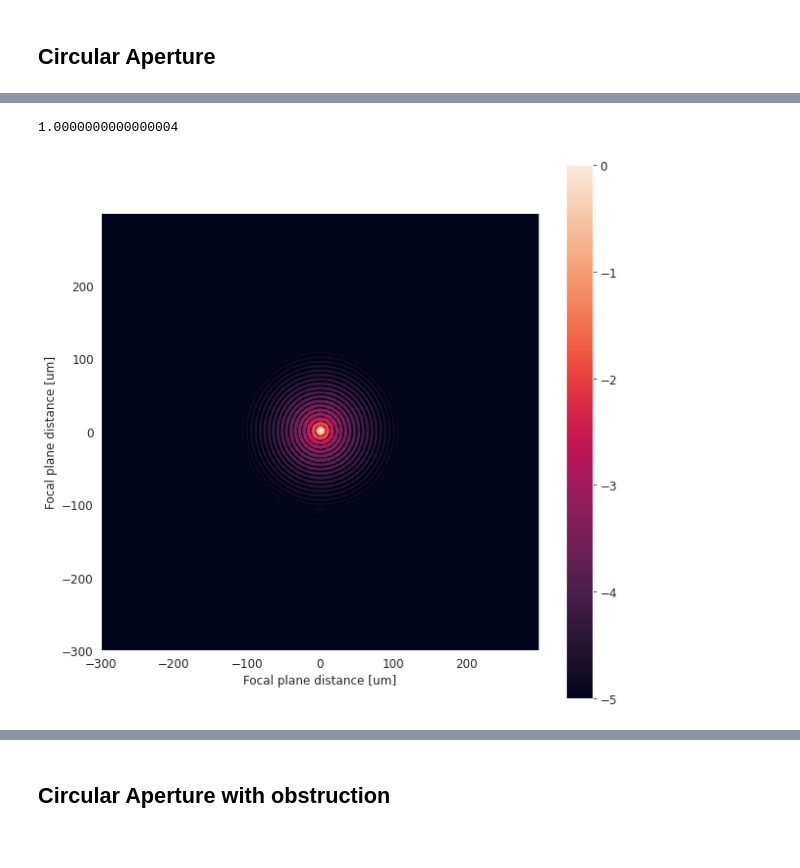
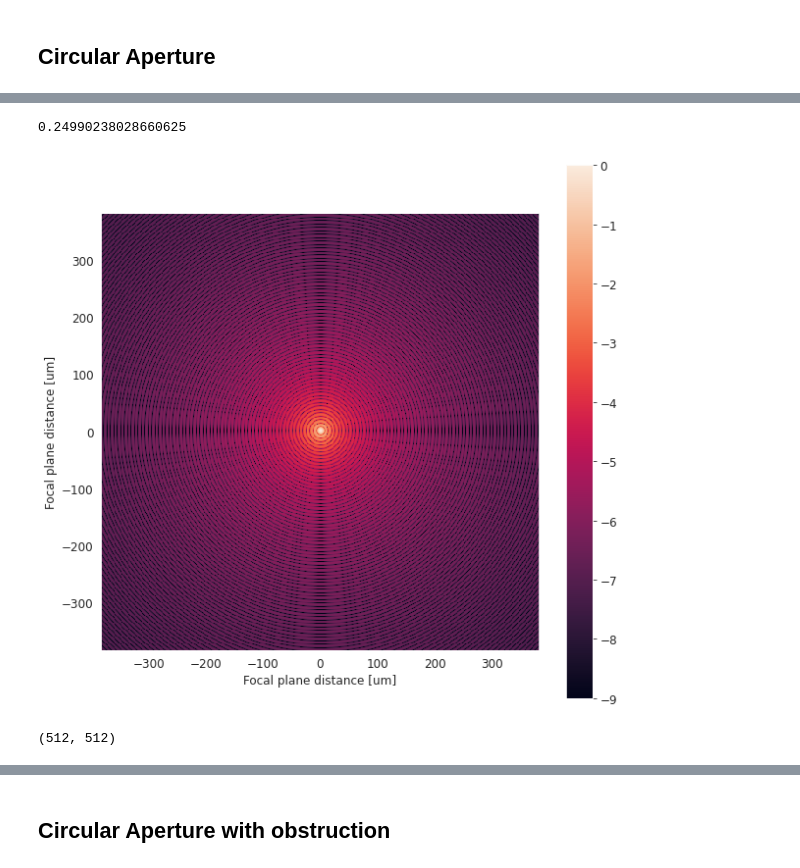
Before and after one commit to Jack3690/INSIST, a Jupyter notebook: PSF_Simulator.ipynb, the cells around one changed output, grey strips where cells are left out. Saved outputs shown, nothing was run; the diff lists cells and outputs as text; code cells hidden in the pictures.

```diff
--- a/PSF_Simulator.ipynb
+++ b/PSF_Simulator.ipynb
@@ -77,7 +70,7 @@ ABmag = float(input("Enter AB magnitude of the source  : ") or "0")
 # Flux to AB magnitude
 flux = 3631*pow(10,-ABmag/2.5)
 
-pixel_scale = 0.1 #arcsecond
+pixel_scale = 0.01 #arcsecond
 
 # Input FWHM to detector fwhm conversion
 fwhm = fwhm_in/pixel_scale
@@ -91,7 +84,7 @@ amplitude_g = flux/(sigma_psf**2*2*np.pi)
 amplitude_a = (flux)/(0.8569446798286412*fwhm**2)
 
 # Number of pixels.
-n_pix = 30
+n_pix = 512
 y, x  = np.mgrid[0:(n_pix), 0:(n_pix)]
 
 # Modelling a 2D gaussian at the center of the image.
@@ -529,8 +487,7 @@ effective_focal_length = 20 # m
 secondary_ratio        = 0.36
 spider_width           = 0.025
 
-pupil_grid = make_pupil_grid(512, diameter = pupil_diameter)
-
+pupil_grid = make_pupil_grid(2000, diameter = pupil_diameter)
 
 aperture        = make_obstructed_circular_aperture(pupil_diameter, secondary_ratio, num_spiders=4, spider_width = spider_width )
 telescope_pupil = evaluate_supersampled(aperture , pupil_grid  ,8)
@@ -553,7 +510,7 @@ for wavelength in np.linspace(150,300,10)*1e-9:
 
   wavefront = Wavefront(amplitude*telescope_pupil,wavelength)
 
-  focal_grid = make_focal_grid(q=3, num_airy=75,pupil_diameter=pupil_diameter, focal_length=effective_focal_length, reference_wavelength=wavelength)
+  focal_grid = make_focal_grid(q=4, num_airy=128,pupil_diameter=pupil_diameter, focal_length=effective_focal_length, reference_wavelength=wavelength)
 
   prop = FraunhoferPropagator( pupil_grid, focal_grid, focal_length=effective_focal_length)
 
@@ -944,7 +866,7 @@ for wavelength in np.linspace(150,300,10)*1e-9:
 
   amplitude = (flux*wavelength/584490.8382681753)**0.5
   wavefront = Wavefront(amplitude*telescope_pupil_off_axis,wavelength)
-  focal_grid = make_focal_grid(q=8, num_airy=75,pupil_diameter=pupil_diameter, focal_length=effective_focal_length, reference_wavelength=wavelength)
+  focal_grid = make_focal_grid(q=4, num_airy=64,pupil_diameter=pupil_diameter, focal_length=effective_focal_length, reference_wavelength=wavelength)
   prop = FraunhoferPropagator( pupil_grid, focal_grid, focal_length=effective_focal_length)
   focal_image = prop.forward(wavefront)
   focal_total += focal_image.intensity.shaped
@@ -952,15 +874,19 @@ for wavelength in np.linspace(150,300,10)*1e-9:
 off_axis = np.array(focal_total/10)
 off_axis.sum()
 # %% [output]
-1.0000000000000004
+0.24990238028660625
 # %%
-img = imshow_field(np.log10(focal_image.intensity/focal_image.intensity.max()), vmin=-5, grid_units=1e-6)
+img = imshow_field(np.log10(focal_image.intensity/focal_image.intensity.max()), vmin=-9, grid_units=1e-6)
 plt.xlabel('Focal plane distance [um]')
 plt.ylabel('Focal plane distance [um]')
 plt.colorbar()
 plt.show()
 # %% [output]
-[figure, old version]
+[figure, new version]
+# %%
+off_axis.shape
+# %% [output]
+(512, 512)
 # %%
 plt.plot(off_axis[:,len(off_axis)//2])
 plt.yscale('log')
```
Also changed, not shown: parts of 54 cells of this notebook.
